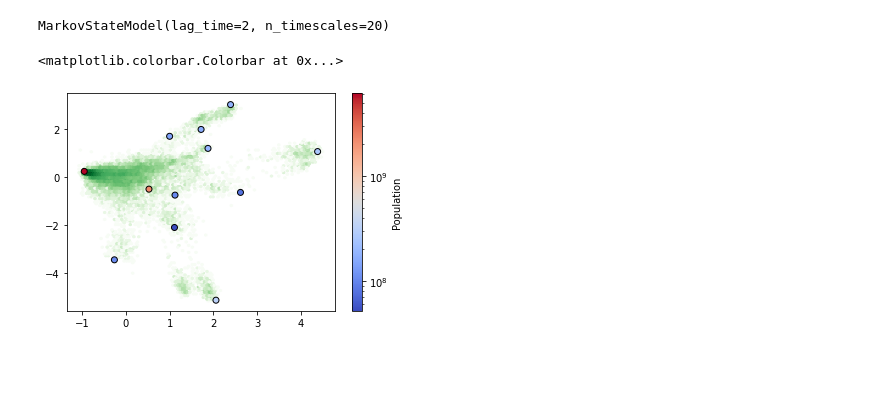
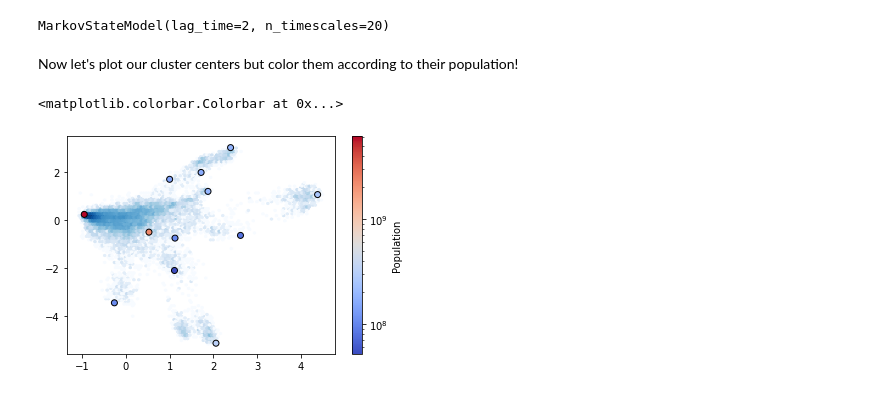
Before and after one commit to sukritsingh/compchem-class, a Jupyter notebook: markov-model.ipynb, the cells around one changed output. Cells and saved outputs as stored; diff of their text form; code cells hidden in the pictures; blank space fills up the shorter version.

```diff
--- a/markov-model.ipynb
+++ b/markov-model.ipynb
@@ -111,17 +143,19 @@ MarkovStateModel(lag_time=2, n_timescales=20)
 # %%
 assignments = clusterer.partial_transform(txx)
 assignments = msm.partial_transform(assignments)
+# %% [markdown]
+Now let's plot our cluster centers but color them according to their population!
 # %%
 from matplotlib.colors import LogNorm
 
-hb = plt.hexbin(txx[:,0], txx[:,1], bins='log', mincnt=1, cmap='Greens')
+hb = plt.hexbin(txx[:,0], txx[:,1], bins='log', mincnt=1, cmap='Blues')
 
 plt.scatter(clusterer.cluster_centers_[msm.state_labels_, 0],
             clusterer.cluster_centers_[msm.state_labels_, 1],
             c=1e10 * msm.populations_,       # color by population
             norm=LogNorm(),                  # use a log color scale
             cmap='coolwarm', edgecolors='black')
 plt.colorbar(label="Population")
 # %% [output]
 <matplotlib.colorbar.Colorbar at 0x...>
-[figure, old version]
+[figure, new version]
```
Also changed, not shown: parts of 18 cells of this notebook.
